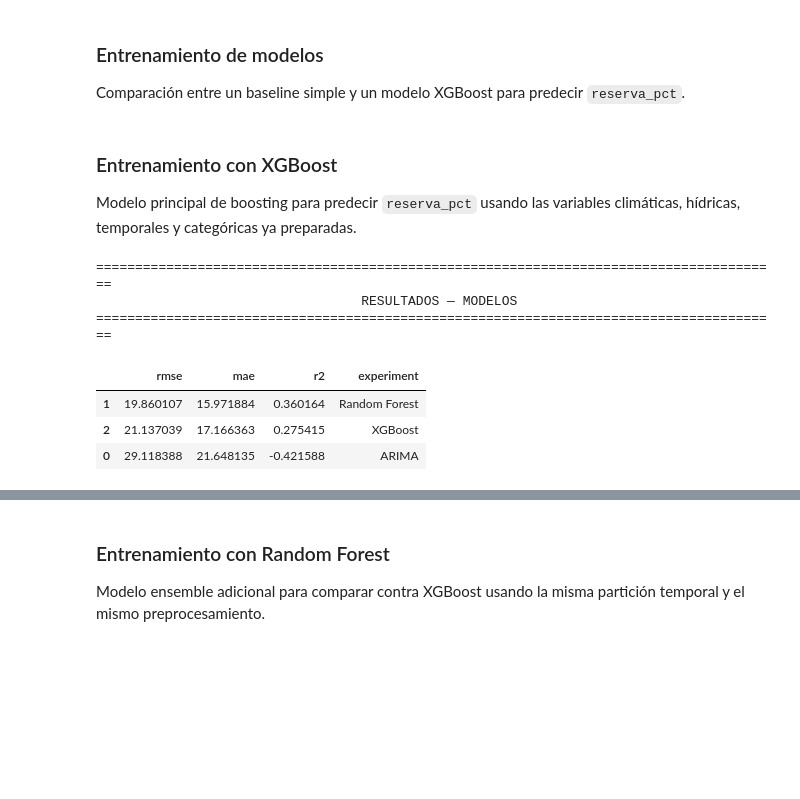
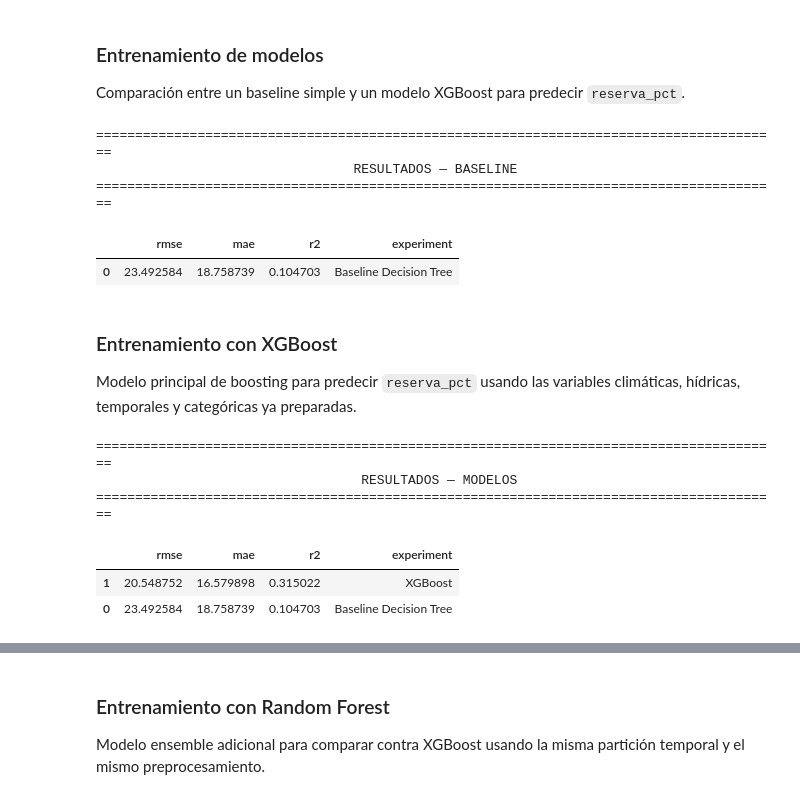
Before and after one commit to SamuelOviedo2003/ml-embalses-colombia, a Jupyter notebook: ML - Embalses_Entrega_2.ipynb, the cells around one changed output, grey strips where cells are left out. Drawn from its saved outputs; the diff is of its cells as text; code cells hidden in the pictures; blank space fills up the shorter version.

```diff
--- a/ML - Embalses_Entrega_2.ipynb
+++ b/ML - Embalses_Entrega_2.ipynb
@@ -985,6 +983,44 @@ def evaluate_pipeline(
 ### Entrenamiento de modelos
 
 Comparación entre un baseline simple y un modelo XGBoost para predecir `reserva_pct`.
+# %%
+results = []
+
+from sklearn.tree import DecisionTreeRegressor
+
+baseline_preprocessor = build_preprocessor(
+    numeric_cols=numeric_cols_chunk2,
+    binary_cols=binary_cols,
+    onehot_cols=onehot_cols,
+    temporal_cols=temporal_cols,
+    numeric_imputer_strategy="median",
+    scale_numeric=True,
+)
+
+baseline_model = Pipeline([
+    ("preprocess", baseline_preprocessor),
+    ("regressor", DecisionTreeRegressor(max_depth=8, random_state=SEED)),
+])
+
+baseline_result = evaluate_pipeline(
+    estimator=baseline_model,
+    X_train_data=X_train,
+    X_test_data=X_test,
+    y_train_data=y_train,
+    y_test_data=y_test,
+    tag="Baseline Decision Tree",
+)
+results.append(baseline_result)
+
+model_results_df = pd.DataFrame(results).sort_values("rmse")
+print_section("RESULTADOS — BASELINE")
+display(model_results_df)
+# %% [output]
+========================================================================================
+                                 RESULTADOS — BASELINE
+========================================================================================
+|  | rmse | mae | r2 | experiment |
+| 0 | 23.492584 | 18.758739 | 0.104703 | Baseline Decision Tree |
 # %% [markdown]
 ### Entrenamiento con XGBoost
 
@@ -1024,36 +1060,40 @@ xgb_model = Pipeline([
             reg_lambda=1.0,
             tree_method="hist",
             max_bin=256,
             n_jobs=2,
             random_state=SEED,
         ),
     ),
 ])
 
+try:
+    results
+except NameError:
+    results = []
+
 # Evita duplicar el resultado si la celda se reejecuta.
 results = [row for row in results if row.get("experiment") != "XGBoost"]
 
 xgb_result = evaluate_pipeline(
     estimator=xgb_model,
     X_train_data=X_train,
     X_test_data=X_test,
     y_train_data=y_train,
     y_test_data=y_test,
     tag="XGBoost",
 )
 results.append(xgb_result)
 
 model_results_df = pd.DataFrame(results).sort_values("rmse")
 print_section("RESULTADOS — MODELOS")
 display(model_results_df)
 # %% [output]
 ========================================================================================
                                   RESULTADOS — MODELOS
 ========================================================================================
 |  | rmse | mae | r2 | experiment |
-| 1 | 19.860107 | 15.971884 | 0.360164 | Random Forest |
-| 2 | 21.137039 | 17.166363 | 0.275415 | XGBoost |
-| 0 | 29.118388 | 21.648135 | -0.421588 | ARIMA |
+| 1 | 20.548752 | 16.579898 | 0.315022 | XGBoost |
+| 0 | 23.492584 | 18.758739 | 0.104703 | Baseline Decision Tree |
 # %%
 xgb_pred = xgb_model.predict(X_test)
 
```
Also changed, not shown: parts of 16 cells of this notebook.
